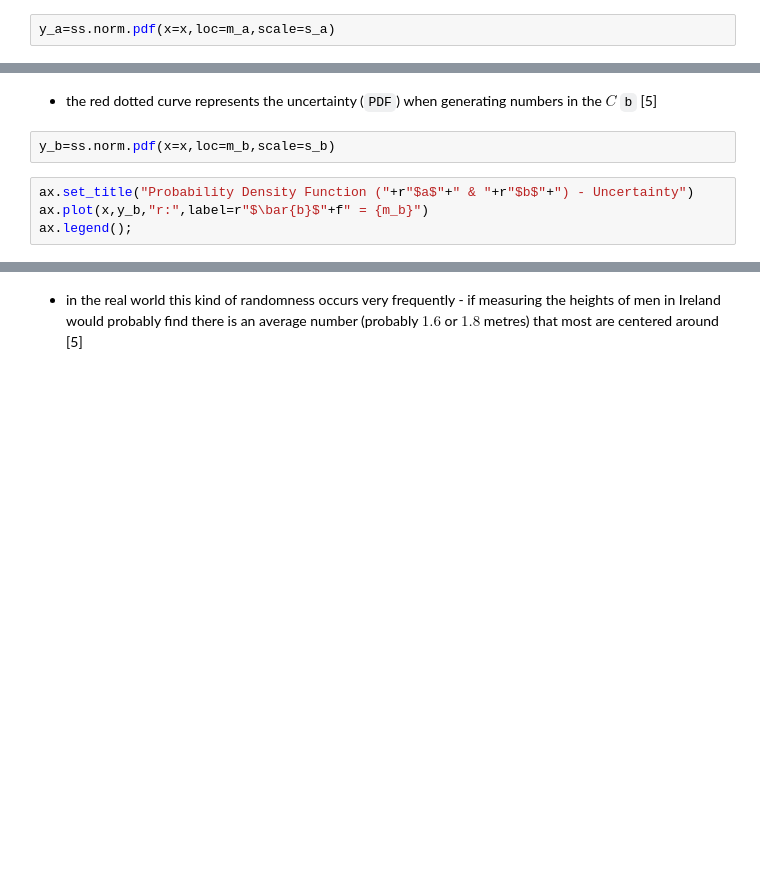
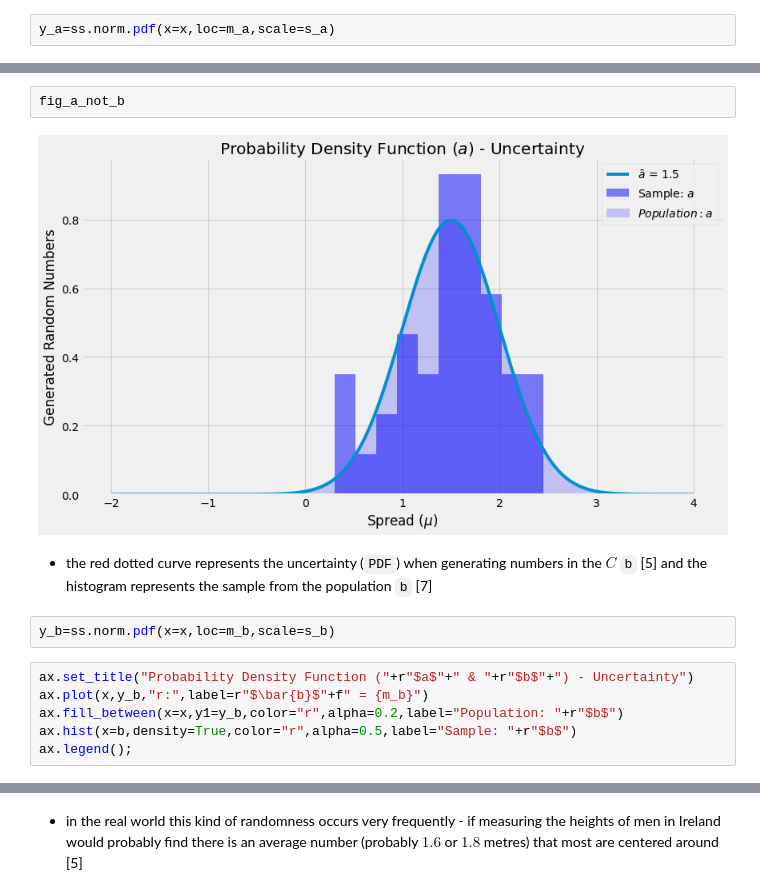
Before and after one commit to SeanOhAileasa/mls-scikit-learn-scipy-stats, a Jupyter notebook: scipy-stats.ipynb, the cells around one changed output, grey strips where cells are left out. Cells and saved outputs as stored; diff of their text form; blank space fills up the shorter version.

```diff
--- a/scipy-stats.ipynb
+++ b/scipy-stats.ipynb
@@ -836,10 +843,16 @@ ax.legend();
+# %%
+fig_a_not_b
+# %% [output]
+[figure, added]
 # %% [markdown]
-- the red dotted curve represents the uncertainty (``PDF``) when generating numbers in the $C$ ``b`` [5]
+- the red dotted curve represents the uncertainty (``PDF``) when generating numbers in the $C$ ``b`` [5] and the histogram represents the sample from the population ``b`` [7]
 # %%
 y_b=ss.norm.pdf(x=x,loc=m_b,scale=s_b)
 # %%
 ax.set_title("Probability Density Function ("+r"$a$"+" & "+r"$b$"+") - Uncertainty")
 ax.plot(x,y_b,"r:",label=r"$\bar{b}$"+f" = {m_b}")
+ax.fill_between(x=x,y1=y_b,color="r",alpha=0.2,label="Population: "+r"$b$")
+ax.hist(x=b,density=True,color="r",alpha=0.5,label="Sample: "+r"$b$")
 ax.legend();
 # %%
 fig_a_not_b
```
Also changed, not shown: parts of 97 cells of this notebook, 1 other file.
